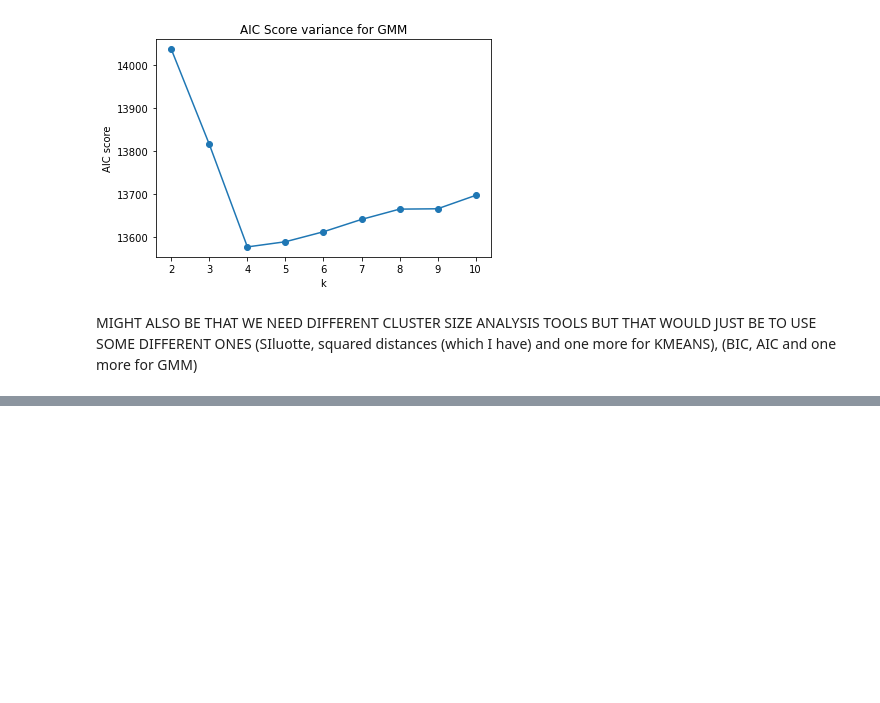
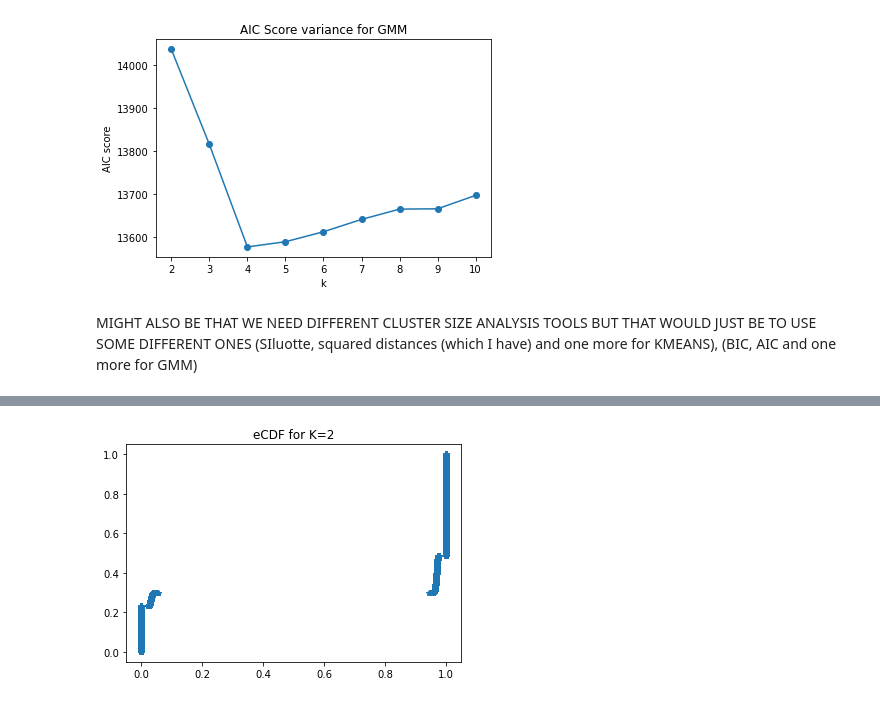
Before and after one commit to antonsandberg/Big-Data, a Jupyter notebook: Project2.ipynb, the cells around one changed output, grey strips where cells are left out. Drawn from its saved outputs; the diff is of its cells as text; code cells hidden in the pictures; blank space fills up the shorter version.

```diff
--- a/Project2.ipynb
+++ b/Project2.ipynb
@@ -156,7 +157,7 @@ print(f'The min max version looks very similar to the original, might be an indi
 [figure]
 The min max version looks very similar to the original, might be an indication its not really needed
 # %%
-n_components = 5
+n_components = 10
 pca = PCA(n_components)
 principalComponents = pca.fit_transform(normalized_df)
 print(principalComponents.shape)
@@ -483,0 +490,77 @@ MIGHT ALSO BE THAT WE NEED DIFFERENT CLUSTER SIZE ANALYSIS TOOLS BUT THAT WOULD
+# %%
+def BinarySearch(a, x):
+    i = bisect.bisect_left(a, x)
+    if i != len(a) and a[i] == x:
+        return i
+    else:
+        return -1
+
+
+
+dataset = principalComponents # Are we suppose to have principal components or just the normalized dataset here?
+M = 10
+Ks = range(2, M+1)
+#Ks = [6]
+n_of_samples = dataset.shape[0]
+subset_size = int(0.8*n_of_samples)
+n_of_runs = 50
+q1 = 0.01
+q2 = 1-q1
+PACs = np.zeros(len(Ks))
+
+for idx, n_of_clusters in enumerate(Ks):
+    con_matrix = np.zeros((n_of_samples, n_of_samples))
+    ind_matrix = deepcopy(con_matrix)
+
+    for i in range(n_of_runs):
+        chosen_indices = sorted(np.random.choice(range(1, n_of_samples), subset_size, replace=False))
+        subset_dataset = dataset[chosen_indices]
+        KM_model = KMeans(n_clusters=n_of_clusters)
+        prediction = KM_model.fit_predict(subset_dataset)
+        #indices_n_prediction = np.column_stack((chosen_indices, prediction))
+
+        # Might be stupid to do this and instead loop double over the chosen indices
+        for y_index in range(n_of_samples):
+            y_sample = y_index + 1
+            y_sample_pred_ind = BinarySearch(chosen_indices, y_sample)
+
+            if y_sample_pred_ind != -1:
+                for x_index in range(n_of_samples):
+                    x_sample = x_index + 1
+                    x_sample_pred_ind = BinarySearch(chosen_indices, x_sample)
+
+                    if x_sample_pred_ind != -1:
+
+                        ind_matrix[y_index, x_index] += 1
+                        x_sample_prediction = prediction[int(x_sample_pred_ind)]
+                        y_sample_prediction = prediction[int(y_sample_pred_ind)]
+                        if x_sample_prediction == y_sample_prediction:
+                            con_matrix[y_index, x_index] += 1
+
+        if (i + 1) % 10 == 0:
+            print(f'Run number: {i+1} for K={n_of_clusters}')
+
+    C = np.zeros((n_of_samples, n_of_samples))
+    for i in range(n_of_samples):
+        for j in range(n_of_samples):
+            if (con_matrix[i, j] > 0) and (ind_matrix[i,j] > 0):
+                C[i, j] = con_matrix[i, j]/ind_matrix[i, j]
+
+    # Calculate the first index that is bigger that q2 and the last index that is smaller than q1
+
+    C = C.flatten()
+
+    # a is the data array
+    x = np.array(sorted(C, reverse=False))
+    y = np.arange(len(x))/float(len(x))
+    f_q2 = y[np.where(x < q2)[0][-1]]
+    f_q1 = y[np.where(x > q1)[0][0]]
+    print(f_q2, f_q1)
+
+    PAC = (f_q2 - f_q1)
+    print(PAC)
+    PACs[idx] = PAC
+    plt.plot(x, y, '*')
+    plt.title(f'eCDF for K={n_of_clusters}')
+    plt.show()
+# %% [output]
@@ -483,0 +574 @@ MIGHT ALSO BE THAT WE NEED DIFFERENT CLUSTER SIZE ANALYSIS TOOLS BUT THAT WOULD
+[figure, added]
```
Also changed, not shown: parts of 8 cells of this notebook.
